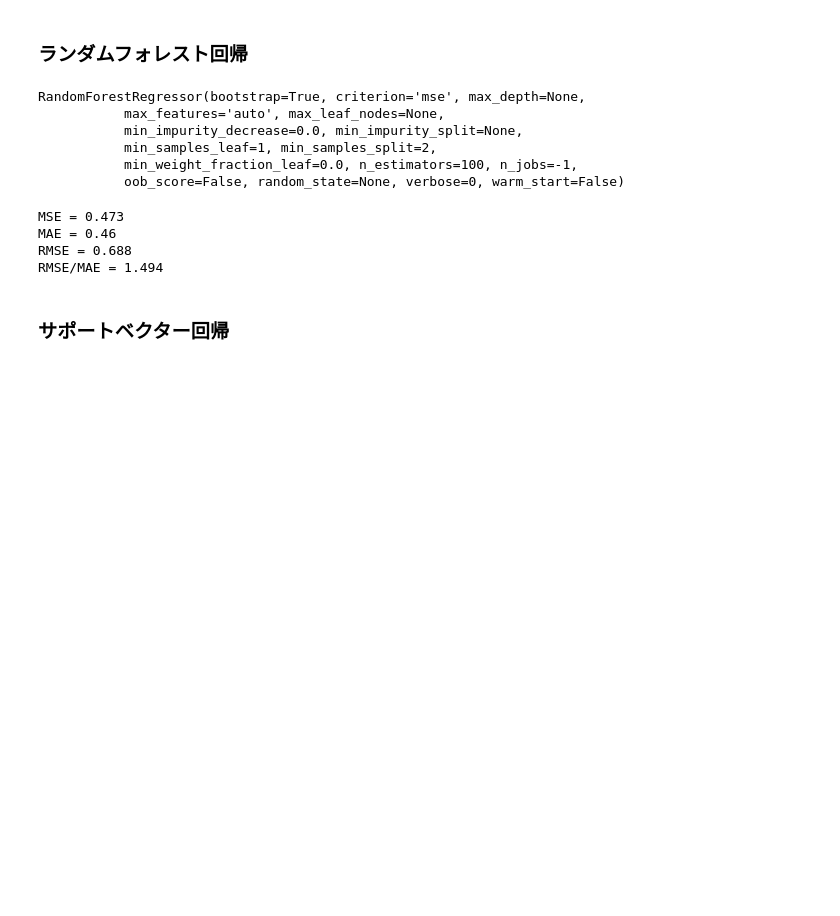
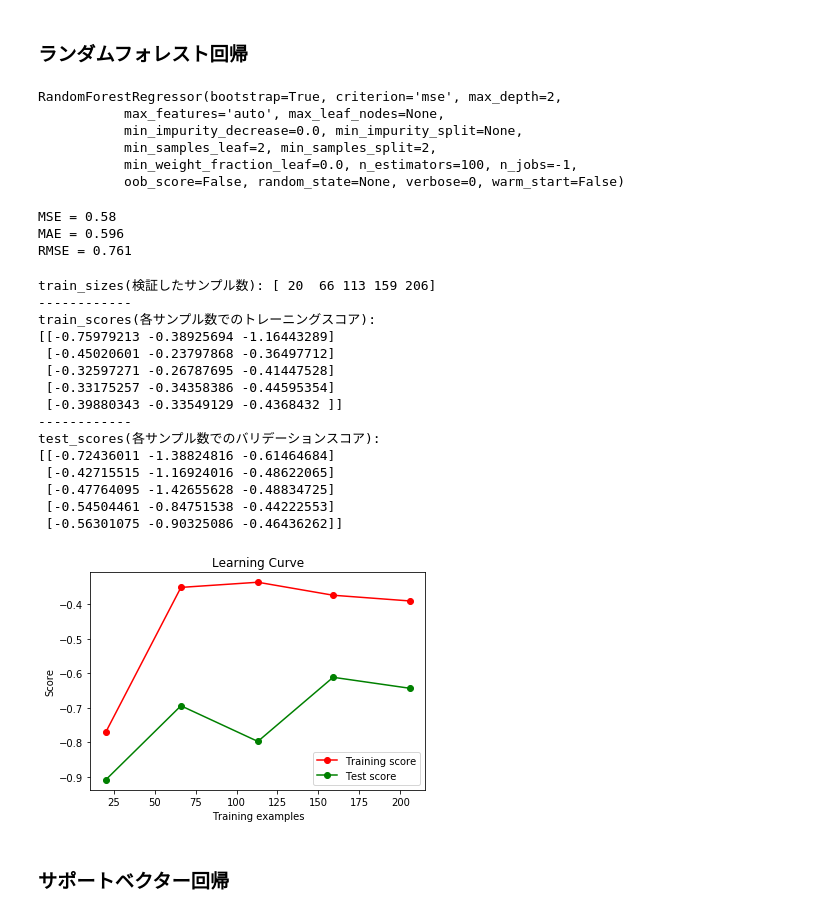
Before and after one commit to furu8/Kaggle, a Jupyter notebook: Car_Fuel_Consumption.ipynb, the cells around one changed output. Saved outputs shown, nothing was run; the diff lists cells and outputs as text; code cells hidden in the pictures; blank space fills up the shorter version.

```diff
--- a/Car_Fuel_Consumption.ipynb
+++ b/Car_Fuel_Consumption.ipynb
@@ -552,13 +725,13 @@ X = df.drop(["consume"], axis=1)
 test_size = 0.2
 X_train, X_test, y_train, y_test = train_test_split(X, y, test_size=test_size, random_state=1234)
 
-rafr = RandomForestRegressor(n_estimators=100, n_jobs=-1)
+rafr = RandomForestRegressor(n_estimators=100, n_jobs=-1, max_depth=2, min_samples_leaf=2)
 rafr.fit(X_train, y_train)
 # %% [output]
-RandomForestRegressor(bootstrap=True, criterion='mse', max_depth=None,
+RandomForestRegressor(bootstrap=True, criterion='mse', max_depth=2,
            max_features='auto', max_leaf_nodes=None,
            min_impurity_decrease=0.0, min_impurity_split=None,
-           min_samples_leaf=1, min_samples_split=2,
+           min_samples_leaf=2, min_samples_split=2,
            min_weight_fraction_leaf=0.0, n_estimators=100, n_jobs=-1,
            oob_score=False, random_state=None, verbose=0, warm_start=False)
 # %%
@@ -576,14 +749,69 @@ print("MAE = %s"%round(mae,3) )
 # RMSEを計算
 rmse = np.sqrt(mse)
 print("RMSE = %s"%round(rmse, 3) )
-
-# RMSE / MAE ≒ 1.253が良いモデル
-print("RMSE/MAE = %s"%round(rmse/mae, 3))
 # %% [output]
-MSE = 0.473
-MAE = 0.46
-RMSE = 0.688
-RMSE/MAE = 1.494
+MSE = 0.58
+MAE = 0.596
+RMSE = 0.761
+# %%
+estimator = RandomForestRegressor(n_estimators=100, n_jobs=-1, max_depth=2, min_samples_leaf=2)
+
+# 50から350まで50刻みで検証する
+# train_sizes = np.arange(0, 206, 20)
+
+# cvにintを渡すと k-foldの「k」を指定できる
+# ↓では3にしているので、3-fold法を使用する。
+train_sizes, train_scores, test_scores = learning_curve(
+    estimator, X_train, y_train, cv=3, scoring="neg_mean_squared_error", random_state=1234, shuffle=True
+)
+
+print("train_sizes(検証したサンプル数): {}".format(train_sizes))
+print("------------")
+print("train_scores(各サンプル数でのトレーニングスコア): \n{}".format(train_scores))
+print("------------")
+print("test_scores(各サンプル数でのバリデーションスコア): \n{}".format(test_scores))
+
+
+
+train_scores_mean = np.mean(train_scores, axis=1)
+train_scores_std = np.std(train_scores, axis=1)
+test_scores_mean = np.mean(test_scores, axis=1)
+test_scores_std = np.std(test_scores, axis=1)
+
+plt.figure()
+plt.title("Learning Curve")
+plt.xlabel("Training examples")
+plt.ylabel("Score")
+
+# Traing score と Test score をプロット
+plt.plot(train_sizes, train_scores_mean, 'o-', color="r", label="Training score")
+plt.plot(train_sizes, test_scores_mean, 'o-', color="g", label="Test score")
+
+# 標準偏差の範囲を色付け
+# plt.fill_between(train_sizes, train_scores_mean - train_scores_std, train_scores_mean + train_scores_std, color="r", alpha=0.2)
+# plt.fill_between(train_sizes, test_scores_mean - test_scores_std, test_scores_mean + test_scores_std, color="g", alpha=0.2)
+
+# plt.ylim(0.85, 1.0)
+plt.legend(loc="best")
+
+plt.show()
+# %% [output]
+train_sizes(検証したサンプル数): [ 20  66 113 159 206]
+------------
+train_scores(各サンプル数でのトレーニングスコア):
+[[-0.75979213 -0.38925694 -1.16443289]
+ [-0.45020601 -0.23797868 -0.36497712]
+ [-0.32597271 -0.26787695 -0.41447528]
+ [-0.33175257 -0.34358386 -0.44595354]
+ [-0.39880343 -0.33549129 -0.4368432 ]]
+------------
+test_scores(各サンプル数でのバリデーションスコア):
+[[-0.72436011 -1.38824816 -0.61464684]
+ [-0.42715515 -1.16924016 -0.48622065]
+ [-0.47764095 -1.42655628 -0.48834725]
+ [-0.54504461 -0.84751538 -0.44222553]
+ [-0.56301075 -0.90325086 -0.46436262]]
+[figure, added]
 # %% [markdown]
 ### サポートベクター回帰
 # %%
```
Also changed, not shown: parts of 25 cells of this notebook.
